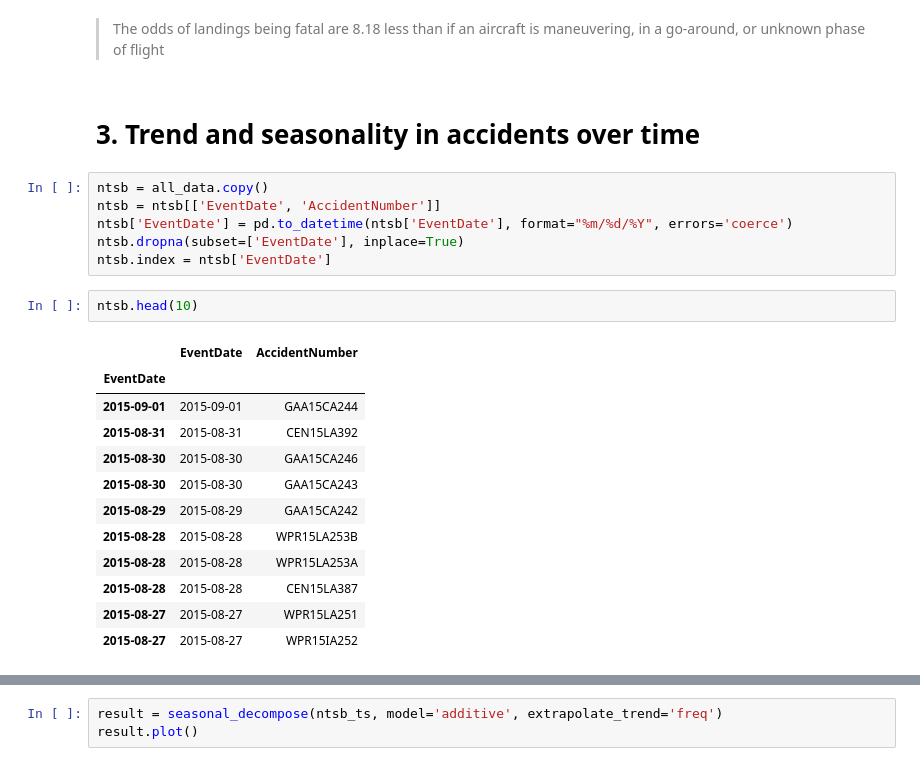
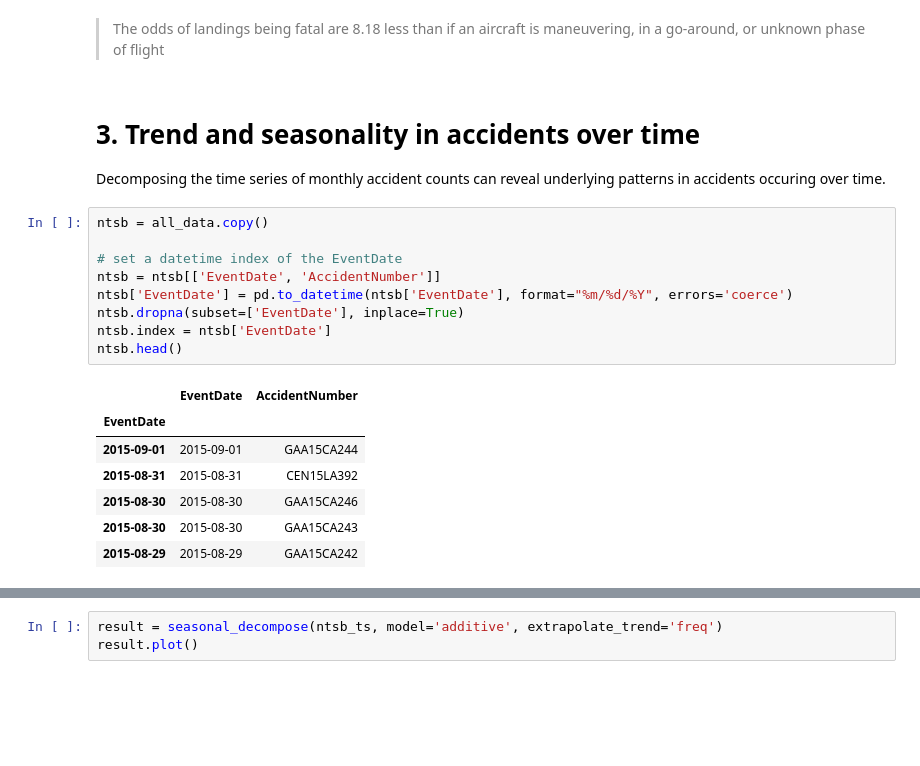
Before and after one commit to shreyejsaxena/data-scientist-exercise02, a Jupyter notebook: NTSB Analysis.ipynb, the cells around one changed output, grey strips where cells are left out. Drawn from its saved outputs; the diff is of its cells as text; blank space fills up the shorter version.

```diff
--- a/NTSB Analysis.ipynb
+++ b/NTSB Analysis.ipynb
@@ -219,25 +222,22 @@ dtype: float64
 > The odds of landings being fatal are 8.18 less than if an aircraft is maneuvering, in a go-around, or unknown phase of flight
 # %% [markdown]
 # 3. Trend and seasonality in accidents over time
+Decomposing the time series of monthly accident counts can reveal underlying patterns in accidents occuring over time.
 # %%
 ntsb = all_data.copy()
+
+# set a datetime index of the EventDate
 ntsb = ntsb[['EventDate', 'AccidentNumber']]
 ntsb['EventDate'] = pd.to_datetime(ntsb['EventDate'], format="%m/%d/%Y", errors='coerce')
 ntsb.dropna(subset=['EventDate'], inplace=True)
 ntsb.index = ntsb['EventDate']
+ntsb.head()
+# %% [output]
+|  | EventDate | AccidentNumber |
+| EventDate |  |  |
+| 2015-09-01 | 2015-09-01 | GAA15CA244 |
+| 2015-08-31 | 2015-08-31 | CEN15LA392 |
+| 2015-08-30 | 2015-08-30 | GAA15CA246 |
+| 2015-08-30 | 2015-08-30 | GAA15CA243 |
+| 2015-08-29 | 2015-08-29 | GAA15CA242 |
-# %%
-ntsb.head(10)
-# %% [output]
-|  | EventDate | AccidentNumber |
-| EventDate |  |  |
-| 2015-09-01 | 2015-09-01 | GAA15CA244 |
-| 2015-08-31 | 2015-08-31 | CEN15LA392 |
-| 2015-08-30 | 2015-08-30 | GAA15CA246 |
-| 2015-08-30 | 2015-08-30 | GAA15CA243 |
-| 2015-08-29 | 2015-08-29 | GAA15CA242 |
-| 2015-08-28 | 2015-08-28 | WPR15LA253B |
-| 2015-08-28 | 2015-08-28 | WPR15LA253A |
-| 2015-08-28 | 2015-08-28 | CEN15LA387 |
-| 2015-08-27 | 2015-08-27 | WPR15LA251 |
-| 2015-08-27 | 2015-08-27 | WPR15IA252 |
 # %%
```
Also changed, not shown: parts of 22 cells of this notebook.
